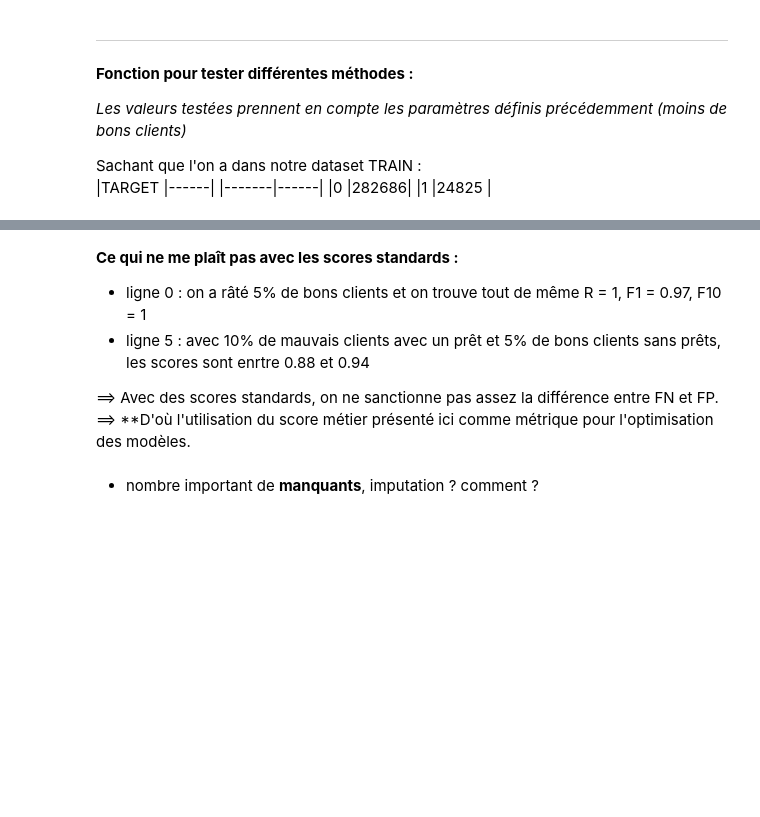
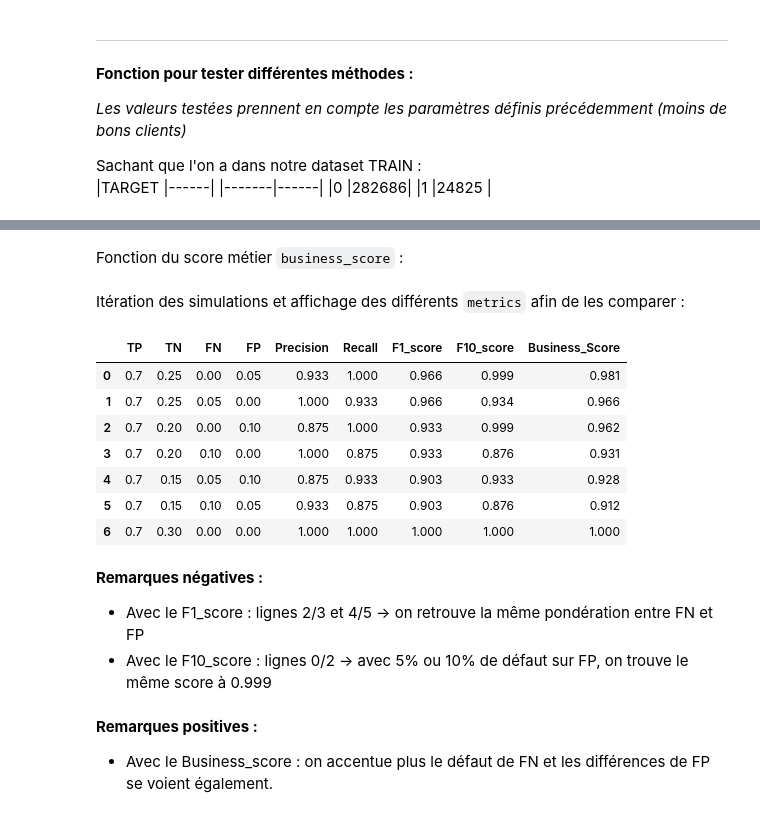
Before and after one commit to jeromelegal/Projet_07_OCR_Data_Scientist, a Jupyter notebook: notebooks/0_MLFlow_environment.ipynb, the cells around one changed output, grey strips where cells are left out. Saved outputs shown, nothing was run; the diff lists cells and outputs as text; code cells hidden in the pictures; blank space fills up the shorter version.

```diff
--- a/notebooks/0_MLFlow_environment.ipynb
+++ b/notebooks/0_MLFlow_environment.ipynb
@@ -1925,9 +2043,68 @@ df_results
+# %% [markdown]
+Fonction du score métier `business_score` :
+# %%
+def business_score(y_true, y_pred, v=5, w=10):
+    """business_score metric to ponderate FP and FN"""
+
+    cm = confusion_matrix(y_true, y_pred)
+    TN, FP, FN, TP = cm.ravel()
+    score_brut = (TN + TP - (v * FP) - (w * FN)) / 100
+
+    # calculate min and max
+    total_samples = len(y_true)
+    score_min = - ((v * total_samples) + (w * total_samples)) / 100
+    score_max = total_samples / 100
+
+    # normalization into [0, 1]
+    if score_max == score_min:
+        score_normalized = 0
+    else:
+        score_normalized = (score_brut - score_min) / (score_max - score_min)
+
+    return round(score_normalized, 3)
+# %% [markdown]
+Itération des simulations et affichage des différents `metrics` afin de les comparer :
+# %%
+# dataFrame to store results
+results = []
+
+# calculate metric
+for d in critical_values_percentages:
+    values = d.values()
+    tp_rate, tn_rate, fn_rate, fp_rate = values
+
+    y_true, y_pred = generate_classification_data(n_samples, tp_rate, tn_rate, fp_rate, fn_rate)
+
+    # calculate metrics
+    prec = round(precision_score(y_true, y_pred), 3)
+    rec = round(recall_score(y_true, y_pred), 3)
+    fb2 = round(f1_score(y_true, y_pred), 3)
+    fb10 = round(fbeta_score(y_true, y_pred, beta=10), 3)
+    bs = business_score(y_true, y_pred, v=5, w=10)
+
+    # append results
+    results.append({
+        "TP": tp_rate, "TN": tn_rate, "FN": fn_rate, "FP": fp_rate,
+        "Precision": prec, "Recall": rec,
+        "F1_score": fb2, "F10_score": fb10, "Business_Score": bs
+    })
+
+# create dataframe from results
+df_results = pd.DataFrame(results)
+
+# display a larger output
+#pd.set_option('display.max_rows', 70)
+df_results
+# %% [output]
+|  | TP | TN | FN | FP | Precision | Recall | F1_score | F10_score | Business_Score |
+| 0 | 0.7 | 0.25 | 0.00 | 0.05 | 0.933 | 1.000 | 0.966 | 0.999 | 0.981 |
+| 1 | 0.7 | 0.25 | 0.05 | 0.00 | 1.000 | 0.933 | 0.966 | 0.934 | 0.966 |
+| 2 | 0.7 | 0.20 | 0.00 | 0.10 | 0.875 | 1.000 | 0.933 | 0.999 | 0.962 |
+| 3 | 0.7 | 0.20 | 0.10 | 0.00 | 1.000 | 0.875 | 0.933 | 0.876 | 0.931 |
+| 4 | 0.7 | 0.15 | 0.05 | 0.10 | 0.875 | 0.933 | 0.903 | 0.933 | 0.928 |
+| 5 | 0.7 | 0.15 | 0.10 | 0.05 | 0.933 | 0.875 | 0.903 | 0.876 | 0.912 |
+| 6 | 0.7 | 0.30 | 0.00 | 0.00 | 1.000 | 1.000 | 1.000 | 1.000 | 1.000 |
 # %% [markdown]
-**Ce qui ne me plaît pas avec les scores standards :**
-- ligne 0 : on a râté 5% de bons clients et on trouve tout de même R = 1, F1 = 0.97, F10 = 1
-- ligne 5 : avec 10% de mauvais clients avec un prêt et 5% de bons clients sans prêts, les scores sont enrtre 0.88 et 0.94
-
-==> Avec des scores standards, on ne sanctionne pas assez la différence entre FN et FP.
-==> **D'où l'utilisation du score métier présenté ici comme métrique pour l'optimisation des modèles.
+**Remarques négatives :**
+- Avec le F1_score : lignes 2/3 et 4/5 -> on retrouve la même pondération entre FN et FP
+- Avec le F10_score : lignes 0/2 -> avec 5% ou 10% de défaut sur FP, on trouve le même score à 0.999
-# %% [markdown]
-* nombre important de **manquants**, imputation ? comment ?
@@ -1945,0 +2111,3 @@ df_results
+# %% [markdown]
+**Remarques positives :**
+- Avec le Business_score : on accentue plus le défaut de FN et les différences de FP se voient également.
```
Also changed, not shown: parts of 58 cells of this notebook.
